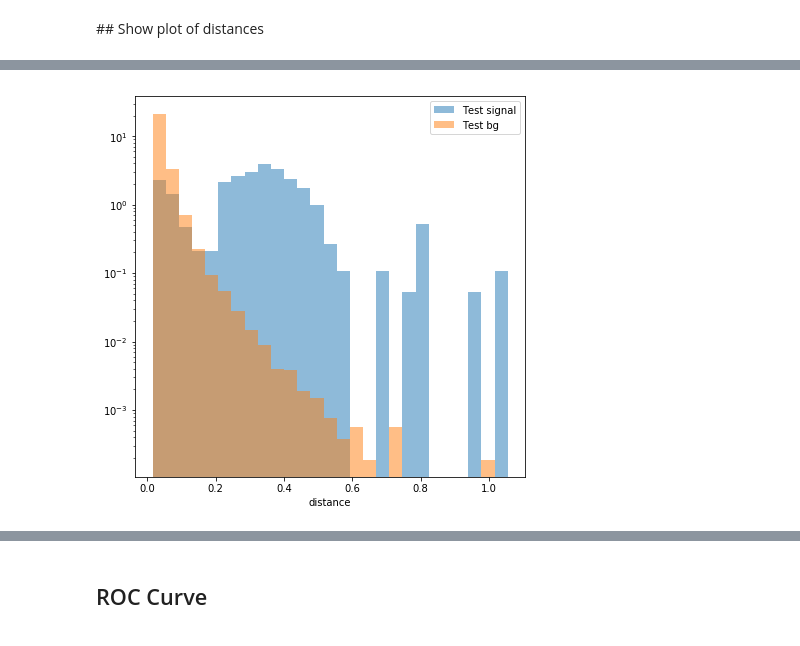
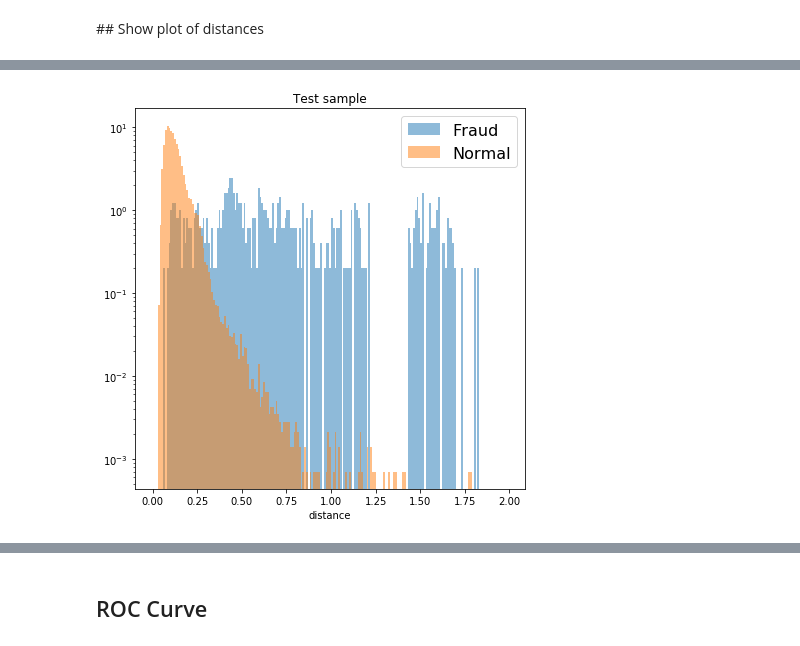
Before and after one commit to judonini/MLcourses, a Jupyter notebook: tutorial/AE_fraud_detection_pytorch.ipynb, the cells around one changed output, grey strips where cells are left out. Cells and saved outputs as stored; diff of their text form; code cells hidden in the pictures.

```diff
--- a/tutorial/AE_fraud_detection_pytorch.ipynb
+++ b/tutorial/AE_fraud_detection_pytorch.ipynb
@@ -311,10 +318,4 @@ https://discuss.pytorch.org/t/how-to-create-compound-loss-mse-l1-norm-regulariza
 # %%
-# Settings
-if (use_gpu):
-    model = autoencoder().cuda() # enable GPU
-else:
-    model = autoencoder()
-
 # Loss function: https://pytorch.org/docs/master/nn.html#loss-functions
 criterion = nn.MSELoss()
 #criterion = nn.L1Loss()
@@ -324,7 +325,6 @@ learning_rate = 0.001  # default is 0.001
 #l2_norm       = 1e-3   # L2 norm regularization (0 is no regularization)
 l2_norm       = 0   # L2 norm regularization (0 is no regularization)
 optimizer = torch.optim.Adam(model.parameters(),lr=learning_rate, weight_decay = l2_norm)
-
 
 # Train
 train_loss = []
@@ -341,19 +341,13 @@ for epoch in range(num_epochs):
 
         output = model(data)
 
-        # Optional: add noise to input data
-        #output = model(torch.clamp(add_noise(data,scale),0,1))
-
-        # Optional: set random input variables to zero
-        #output = model(data_with_zeros(data))
-
         loss = criterion(output, data)
         optimizer.zero_grad()
         loss.backward()
         optimizer.step()
-    # ===================log========================
+
+    # record train loss
     train_loss.append(loss.item())
-    #print('epoch [{}/{}], loss:{:.4f}'.format(epoch + 1, num_epochs, loss.item()))
 
     ######################
     # validate the model #
@@ -361,20 +355,13 @@ for epoch in range(num_epochs):
     model.eval() # prep model for evaluation
     for data in valid_loader:
         data = data.type(dtype)
+        output = model(data)
+        loss = criterion(output, data)
 
-        output = model(data)
-
-        # Optional: add noise to input data
-        # output = model(torch.clamp(add_noise(data,scale),0,1))
-
-        # Optional: set random input variables to zero
-        #output = model(data_with_zeros(data))
-
-        loss = criterion(output, data)
     # record validation loss
     valid_loss.append(loss.item())
 
-    if (epoch==0 or (epoch+1)%10==0):
+    if (epoch==0 or (epoch+1)%50==0):
         print('epoch [{}/{}], train loss:{:.4f}, validation loss:{:.4f}'.format(epoch + 1, num_epochs, train_loss[-1],valid_loss[-1]))
 
 print('Final train loss value: %.4f' % train_loss[-1])
@@ -386,4 +373,5 @@ plt.plot(epochs, train_loss, 'bo', label='Training loss')
 plt.plot(epochs, valid_loss, 'r-', label='Validation loss')
 plt.title('Training and validation losses')
 plt.legend()
+plt.savefig('images/loss.png')
 # %% [output]
@@ -470,11 +490,12 @@ norm_test_bg  = test_bg_distance.cpu().detach().numpy()
 # %%
-#bins = np.arange(0, 2, 0.01)
+bins = np.arange(0, 2, 0.01)
 plt.figure(figsize=(7, 7))
-n, bins, patches = plt.hist(norm_test, bins='auto', alpha=0.5, label='Test signal', normed=1, log=True)
-#plt.hist(norm_train, bins, alpha=0.5, label='Train', normed=1)
-plt.hist(norm_test_bg, bins, alpha=0.5, label='Test bg', normed=1)
+n, bins, patches = plt.hist(norm_test, bins=bins, alpha=0.5, label='Fraud', normed=1, log=True)
+#plt.hist(norm_train, bins, alpha=0.5, label='Normal (train)', normed=1)
+plt.hist(norm_test_bg, bins, alpha=0.5, label='Normal', normed=1)
 plt.xlabel('distance')
-plt.legend(loc='upper right')
+plt.legend(loc='upper right',fontsize=16)
+plt.title('Test sample')
 plt.savefig("images/distances.png")
 # %% [output]
-[figure, old version]
+[figure, new version]
```
Also changed, not shown: parts of 66 cells of this notebook, 1 other file.
